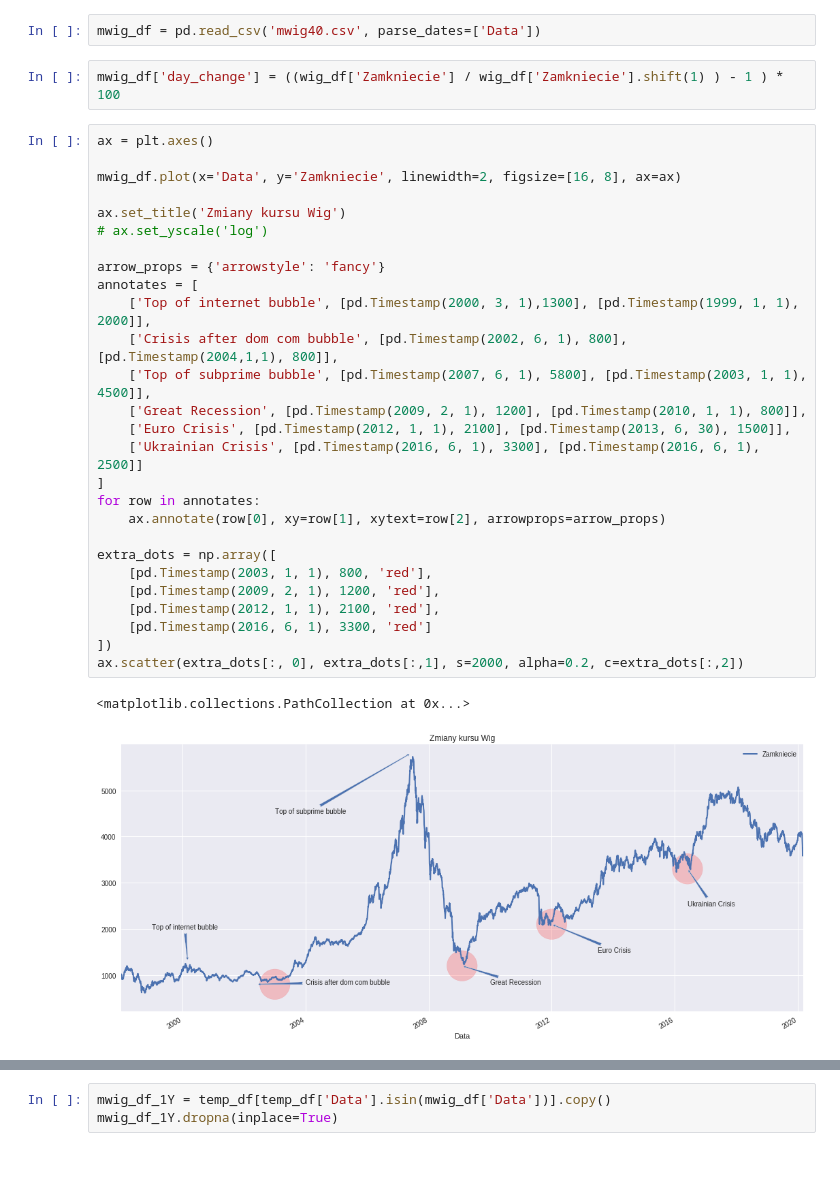
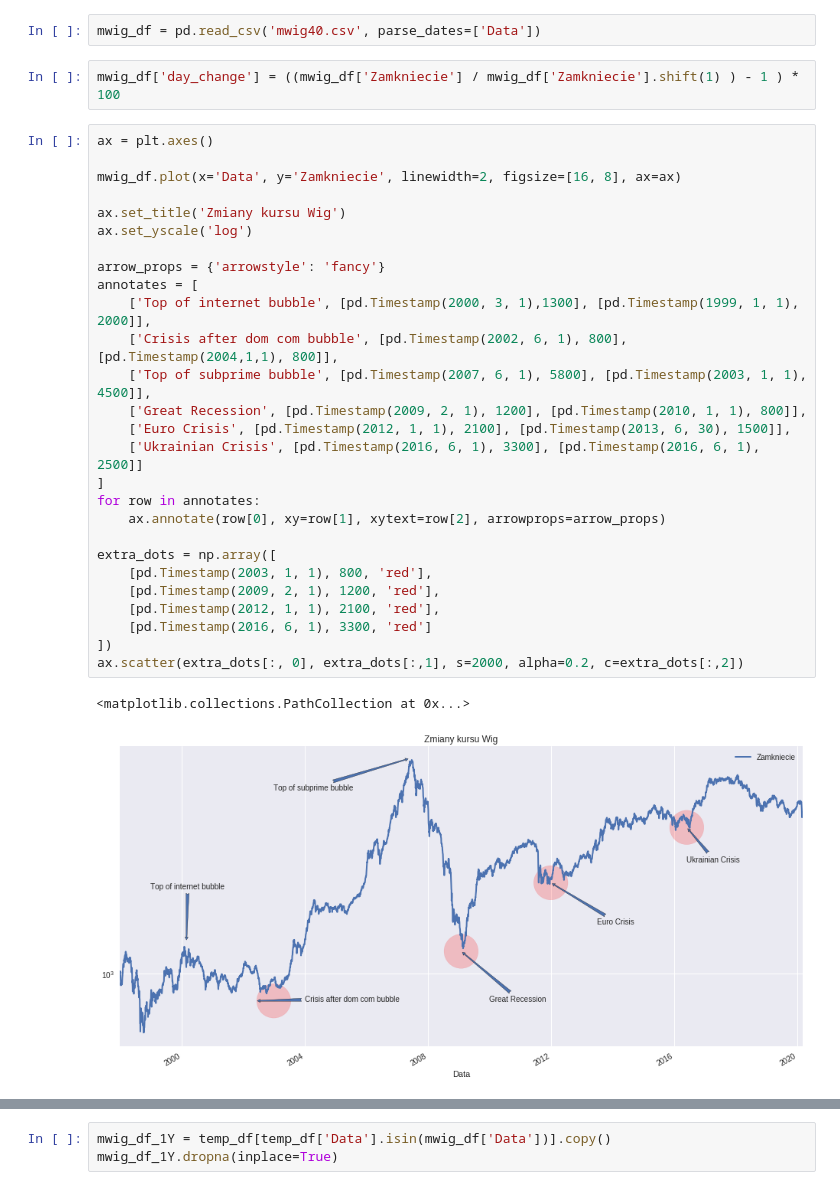
Before and after one commit to Bounty1993/stock-analysis, a Jupyter notebook: index_analysis.ipynb, the cells around one changed output, grey strips where cells are left out. Saved outputs shown, nothing was run; the diff lists cells and outputs as text; blank space fills up the shorter version.

```diff
--- a/index_analysis.ipynb
+++ b/index_analysis.ipynb
@@ -8,37 +8,37 @@ plt.style.use('seaborn')
 # %%
 mwig_df = pd.read_csv('mwig40.csv', parse_dates=['Data'])
 # %%
-mwig_df['day_change'] = ((wig_df['Zamkniecie'] / wig_df['Zamkniecie'].shift(1) ) - 1 ) * 100
+mwig_df['day_change'] = ((mwig_df['Zamkniecie'] / mwig_df['Zamkniecie'].shift(1) ) - 1 ) * 100
 # %%
 ax = plt.axes()
 
 mwig_df.plot(x='Data', y='Zamkniecie', linewidth=2, figsize=[16, 8], ax=ax)
 
 ax.set_title('Zmiany kursu Wig')
-# ax.set_yscale('log')
+ax.set_yscale('log')
 
 arrow_props = {'arrowstyle': 'fancy'}
 annotates = [
     ['Top of internet bubble', [pd.Timestamp(2000, 3, 1),1300], [pd.Timestamp(1999, 1, 1), 2000]],
     ['Crisis after dom com bubble', [pd.Timestamp(2002, 6, 1), 800], [pd.Timestamp(2004,1,1), 800]],
     ['Top of subprime bubble', [pd.Timestamp(2007, 6, 1), 5800], [pd.Timestamp(2003, 1, 1), 4500]],
     ['Great Recession', [pd.Timestamp(2009, 2, 1), 1200], [pd.Timestamp(2010, 1, 1), 800]],
     ['Euro Crisis', [pd.Timestamp(2012, 1, 1), 2100], [pd.Timestamp(2013, 6, 30), 1500]],
     ['Ukrainian Crisis', [pd.Timestamp(2016, 6, 1), 3300], [pd.Timestamp(2016, 6, 1), 2500]]
 ]
 for row in annotates:
     ax.annotate(row[0], xy=row[1], xytext=row[2], arrowprops=arrow_props)
 
 extra_dots = np.array([
     [pd.Timestamp(2003, 1, 1), 800, 'red'],
     [pd.Timestamp(2009, 2, 1), 1200, 'red'],
     [pd.Timestamp(2012, 1, 1), 2100, 'red'],
     [pd.Timestamp(2016, 6, 1), 3300, 'red']
 ])
 ax.scatter(extra_dots[:, 0], extra_dots[:,1], s=2000, alpha=0.2, c=extra_dots[:,2])
 # %% [output]
 <matplotlib.collections.PathCollection at 0x...>
-[figure, old version]
+[figure, new version]
 # %%
 mediana = mwig_df['day_change'].median()
 maximum = mwig_df['day_change'].max()
```
Also changed, not shown: parts of 8 cells of this notebook, 1 other file.
